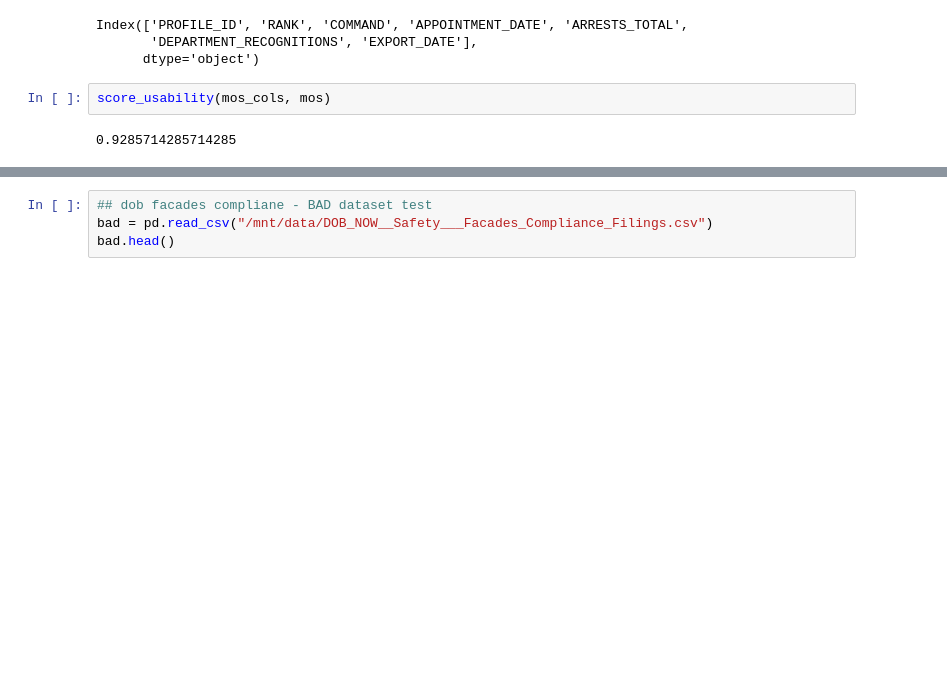
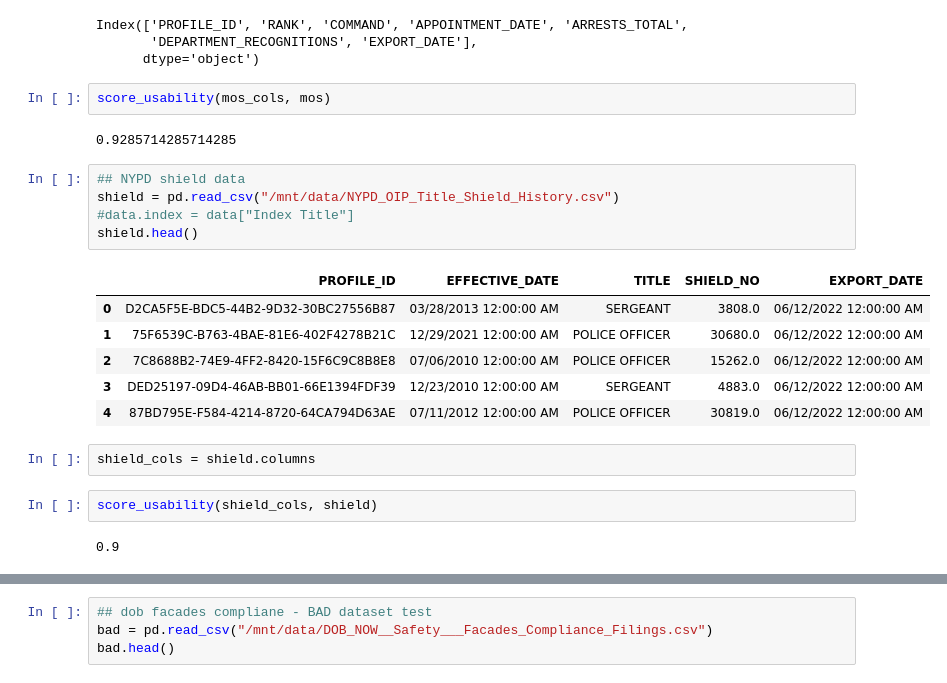
Before and after one commit to prekshaagarwal21/nyc-open-data-framework-data-quality, a Jupyter notebook: nyc_open_data_dqs.ipynb, the cells around one changed output, grey strips where cells are left out. Drawn from its saved outputs; the diff is of its cells as text; blank space fills up the shorter version.

```diff
--- a/nyc_open_data_dqs.ipynb
+++ b/nyc_open_data_dqs.ipynb
@@ -130,3 +130,21 @@ Index(['PROFILE_ID', 'RANK', 'COMMAND', 'APPOINTMENT_DATE', 'ARRESTS_TOTAL',
 score_usability(mos_cols, mos)
 # %% [output]
 0.9285714285714285
+# %%
+## NYPD shield data
+shield = pd.read_csv("/mnt/data/NYPD_OIP_Title_Shield_History.csv")
+#data.index = data["Index Title"]
+shield.head()
+# %% [output]
+|  | PROFILE_ID | EFFECTIVE_DATE | TITLE | SHIELD_NO | EXPORT_DATE |
+| 0 | D2CA5F5E-BDC5-44B2-9D32-30BC27556B87 | 03/28/2013 12:00:00 AM | SERGEANT | 3808.0 | 06/12/2022 12:00:00 AM |
+| 1 | 75F6539C-B763-4BAE-81E6-402F4278B21C | 12/29/2021 12:00:00 AM | POLICE OFFICER | 30680.0 | 06/12/2022 12:00:00 AM |
+| 2 | 7C8688B2-74E9-4FF2-8420-15F6C9C8B8E8 | 07/06/2010 12:00:00 AM | POLICE OFFICER | 15262.0 | 06/12/2022 12:00:00 AM |
+| 3 | DED25197-09D4-46AB-BB01-66E1394FDF39 | 12/23/2010 12:00:00 AM | SERGEANT | 4883.0 | 06/12/2022 12:00:00 AM |
+| 4 | 87BD795E-F584-4214-8720-64CA794D63AE | 07/11/2012 12:00:00 AM | POLICE OFFICER | 30819.0 | 06/12/2022 12:00:00 AM |
+# %%
+shield_cols = shield.columns
+# %%
+score_usability(shield_cols, shield)
+# %% [output]
+0.9
```
Also changed, not shown: parts of 22 cells of this notebook.
